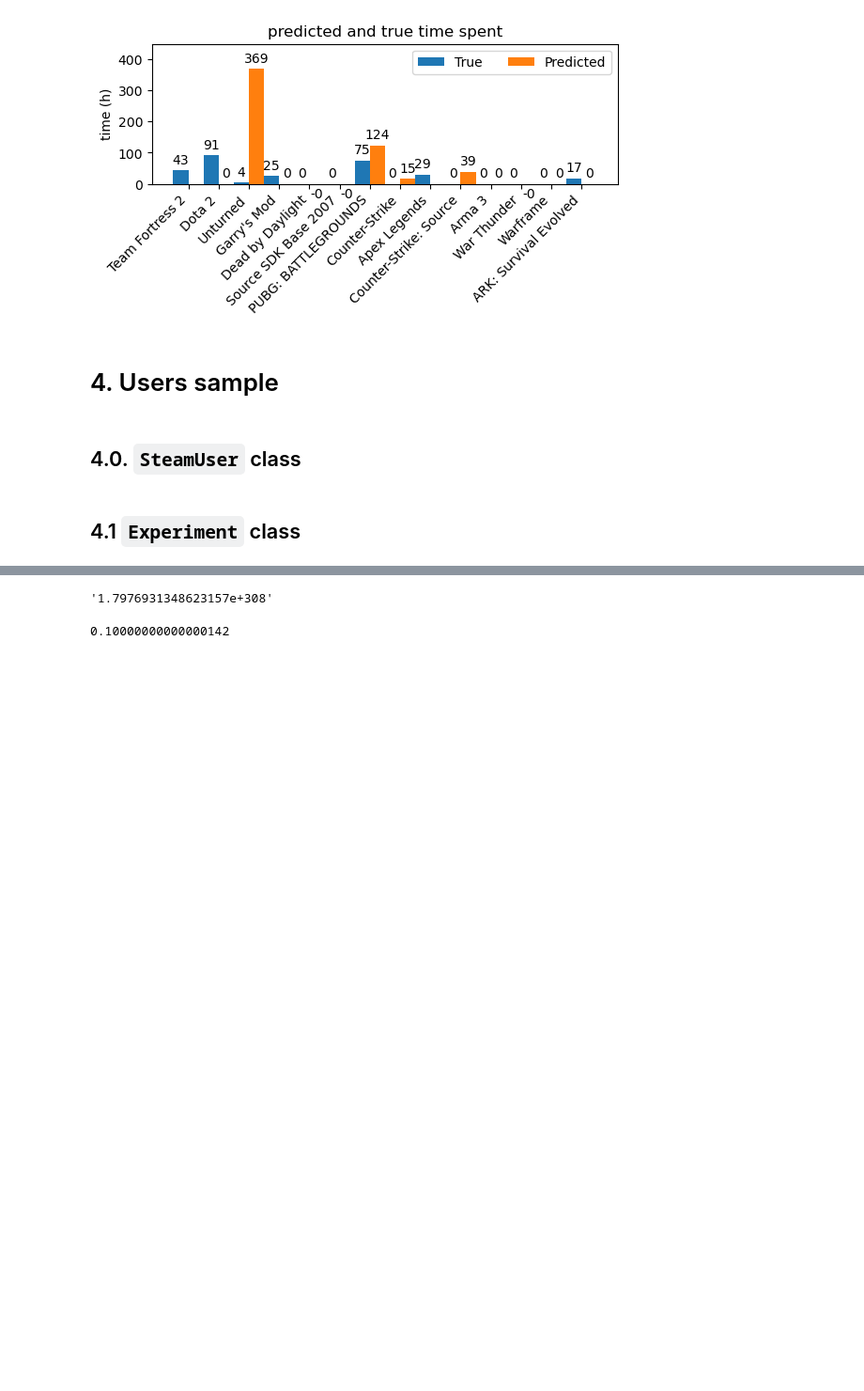
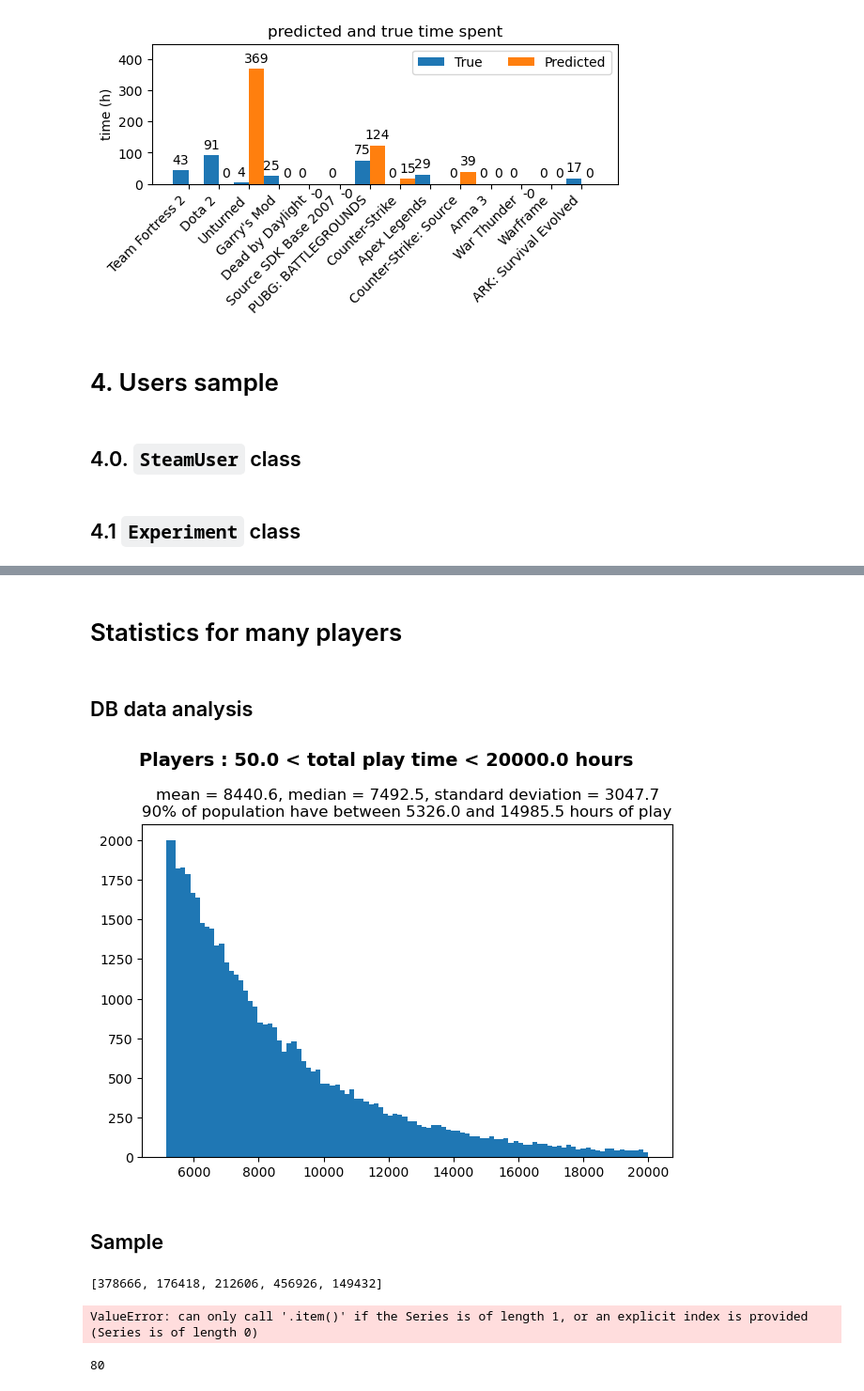
Before and after one commit to Polatucha16/steam_data, a Jupyter notebook: CSMC_experiments.ipynb, the cells around one changed output, grey strips where cells are left out. Shown at 94% size. Drawn from its saved outputs; the diff is of its cells as text; code cells hidden in the pictures; blank space fills up the shorter version.

```diff
--- a/CSMC_experiments.ipynb
+++ b/CSMC_experiments.ipynb
@@ -849,8 +772,59 @@ ${\displaystyle {\cal IN}}$
-# %%
-repr(float(1.9999999999999998*(2**1023)))
-# %% [output]
-'1.7976931348623157e+308'
-# %%
-13.3-13.2
-# %% [output]
-0.10000000000000142
+# %% [markdown]
+# Statistics for many players
+# %% [markdown]
+## DB data analysis
+# %%
+import polars as pl
+import numpy as np
+import matplotlib.pyplot as plt
+from sqlalchemy import func
+
+from steam_players_orm.db_queries import top_n_accum
+from steam_players_orm.db_model import engine, GamesData
+
+min_playtime, max_playtime, num_of_players = 50.0, 20_000.0, 100_000
+
+query = top_n_accum(
+    num_of_players,
+    column=GamesData.profile_code,
+    col_label="profile_code",
+    accum_func=func.sum,
+    accum_col=GamesData.hours_on_record,
+    accum_label="hours_on_record"
+)
+all_total_times = pl.read_database(query=query, connection=engine.connect())
+# %%
+hist_data = all_total_times.filter(
+    (min_playtime < pl.col("hours_on_record")) & (pl.col("hours_on_record") < max_playtime)
+)["hours_on_record"].to_numpy()
+
+fig, ax = plt.subplots(1, sharey=True, tight_layout=True)
+ax.hist(hist_data, bins=100)
+fig.suptitle(f'Players : {min_playtime} < total play time < {max_playtime} hours', fontsize=14, fontweight='bold')
+stats_string = f"""mean = {np.mean(hist_data):.1f}, median = {np.median(hist_data):.1f}, standard deviation = {np.std(hist_data):.1f}
+90% of population have between {np.percentile(hist_data, 5):.1f} and {np.percentile(hist_data, 95):.1f} hours of play"""
+ax.set_title(stats_string)
+plt.show()
+# %% [output]
+[figure, added]
+# %% [markdown]
+## Sample
+# %%
+sample_5 = all_total_times["profile_code"].sample(n=5, seed=1234).to_list()
+sample_5 #361966 #276630
+# %% [output]
+[378666, 176418, 212606, 456926, 149432]
+# %%
+from games_prediction.experiment_settings import options
+
+from games_prediction.experiment import Experiment
+from games_prediction.strategy_factory import StrategyFactory
+
+factory = StrategyFactory()
+
+experiment = Experiment(
+    pick_user_and_sample_strategy = factory.create_sample('k-top-from-user', user_id=427274, top=15), **options
+)
+experiment.run()
+# %% [output]
+ValueError: can only call '.item()' if the Series is of length 1, or an explicit index is provided (Series is of length 0)
@@ -856,0 +839,5 @@ repr(float(1.9999999999999998*(2**1023)))
+# %%
+# len(list(map(int,list_of_experiments[0].traning_users_data_strategy.history_for_users.select(pl.exclude('profile_code')).columns)))
+len(list_of_experiments[0].traning_users_data_strategy.df_hour_percentiles['game_code'].to_list())
+# %% [output]
+80
```
Also changed, not shown: parts of 12 cells of this notebook, 5 other files.
